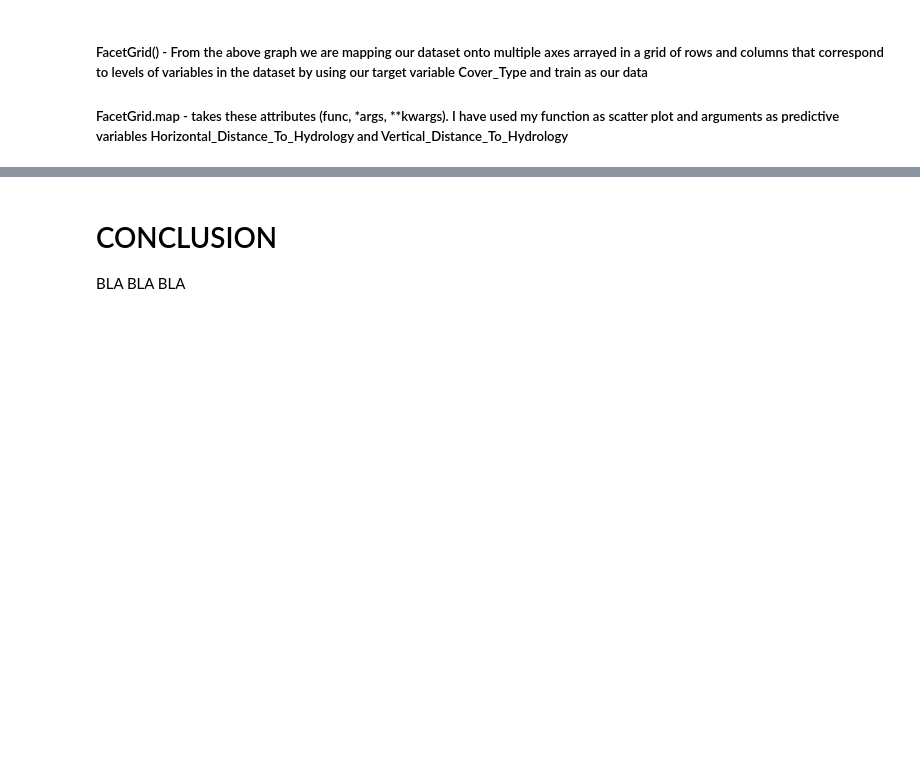
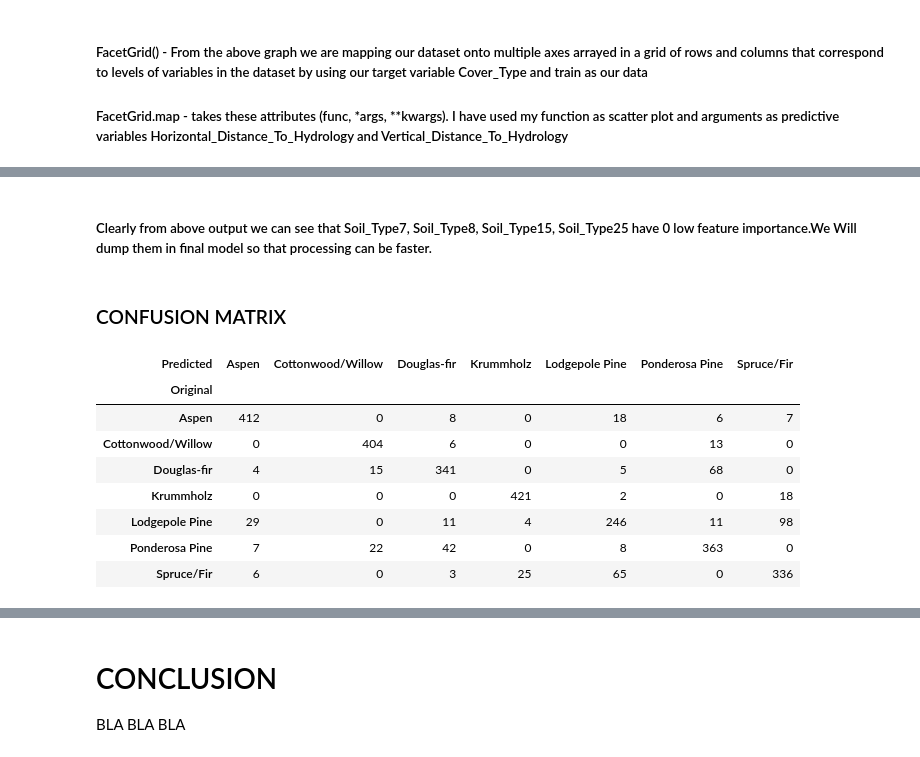
Before and after one commit to NewzySharma/MachineLearning, a Jupyter notebook: ForestCover.ipynb, the cells around one changed output, grey strips where cells are left out. Drawn from its saved outputs; the diff is of its cells as text; code cells hidden in the pictures; blank space fills up the shorter version.

```diff
--- a/ForestCover.ipynb
+++ b/ForestCover.ipynb
@@ -324,0 +396,4 @@ NameError: name 'y' is not defined
+# %% [markdown]
+##### Clearly from above output we can see that Soil_Type7, Soil_Type8, Soil_Type15, Soil_Type25 have 0 low feature importance.We Will dump them in final model so that processing can be faster.
+# %% [markdown]
+### CONFUSION MATRIX
@@ -324,0 +424,13 @@ NameError: name 'y' is not defined
+# %%
+confusion = pd.crosstab(Original, Predicted)
+confusion
+# %% [output]
+| Predicted | Aspen | Cottonwood/Willow | Douglas-fir | Krummholz | Lodgepole Pine | Ponderosa Pine | Spruce/Fir |
+| Original |  |  |  |  |  |  |  |
+| Aspen | 412 | 0 | 8 | 0 | 18 | 6 | 7 |
+| Cottonwood/Willow | 0 | 404 | 6 | 0 | 0 | 13 | 0 |
+| Douglas-fir | 4 | 15 | 341 | 0 | 5 | 68 | 0 |
+| Krummholz | 0 | 0 | 0 | 421 | 2 | 0 | 18 |
+| Lodgepole Pine | 29 | 0 | 11 | 4 | 246 | 11 | 98 |
+| Ponderosa Pine | 7 | 22 | 42 | 0 | 8 | 363 | 0 |
+| Spruce/Fir | 6 | 0 | 3 | 25 | 65 | 0 | 336 |
```
Also changed, not shown: parts of 21 cells of this notebook.
